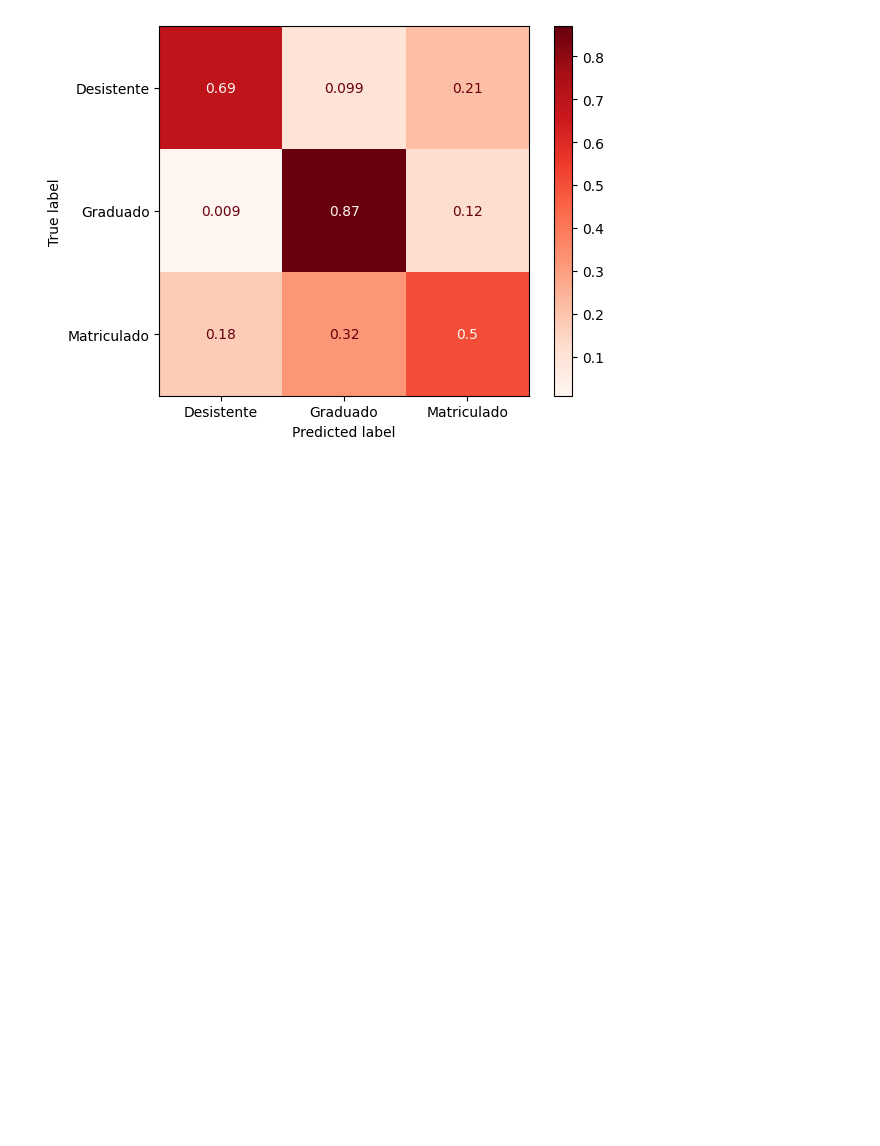
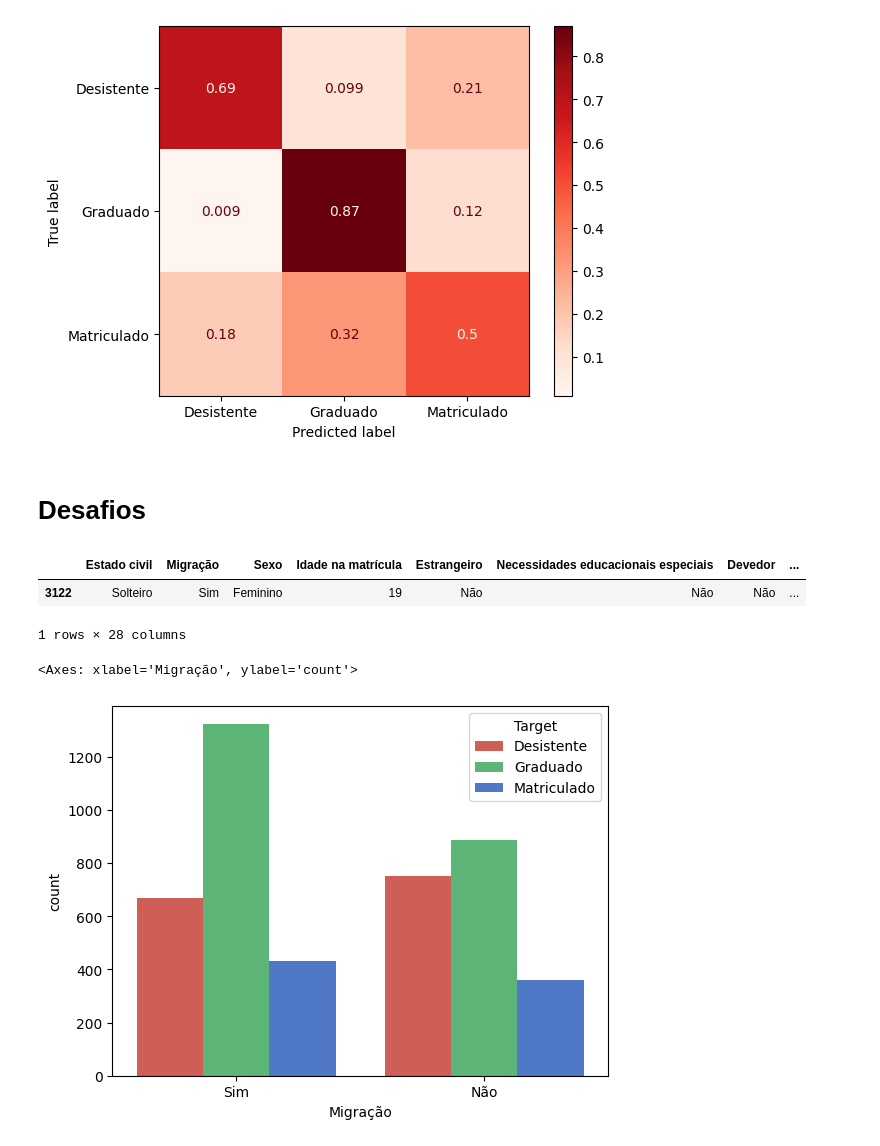
Before and after one commit to mhenriqueof/learn, a Jupyter notebook: alura/data_science/2-machine_learning-classification/3-multiclasse/2_evasao_estudantes.ipynb, the cells around one changed output. Drawn from its saved outputs; the diff is of its cells as text; code cells hidden in the pictures; blank space fills up the shorter version.

```diff
--- a/alura/data_science/2-machine_learning-classification/3-multiclasse/2_evasao_estudantes.ipynb
+++ b/alura/data_science/2-machine_learning-classification/3-multiclasse/2_evasao_estudantes.ipynb
@@ -234,3 +234,5 @@ weighted avg       0.77      0.75      0.75       664
 
 <sklearn.metrics._plot.confusion_matrix.ConfusionMatrixDisplay object at 0x...>
 [figure]
+# %% [markdown]
+# Desafios
@@ -236,0 +241,15 @@ weighted avg       0.77      0.75      0.75       664
+# %%
+data = pd.read_csv('https://raw.githubusercontent.com/alura-cursos/classificacao_multiclasse/main/Dados/dados_estudantes.csv')
+data.sample()
+# %% [output]
+|  | Estado civil | Migração | Sexo | Idade na matrícula | Estrangeiro | Necessidades educacionais especiais | Devedor | ... |
+| 3122 | Solteiro | Sim | Feminino | 19 | Não | Não | Não | ... |
+1 rows × 28 columns
+# %%
+color_dict = {'Desistente': '#e34c42', 'Graduado': '#4dc471', 'Matriculado': '#3b71db'}
+sns.set_palette(list(color_dict.values()))
+# %%
+sns.countplot(data, x='Migração', hue='Target')
+# %% [output]
+<Axes: xlabel='Migração', ylabel='count'>
+[figure, added]
```
Also changed, not shown: parts of 18 cells of this notebook, 2 other files.
